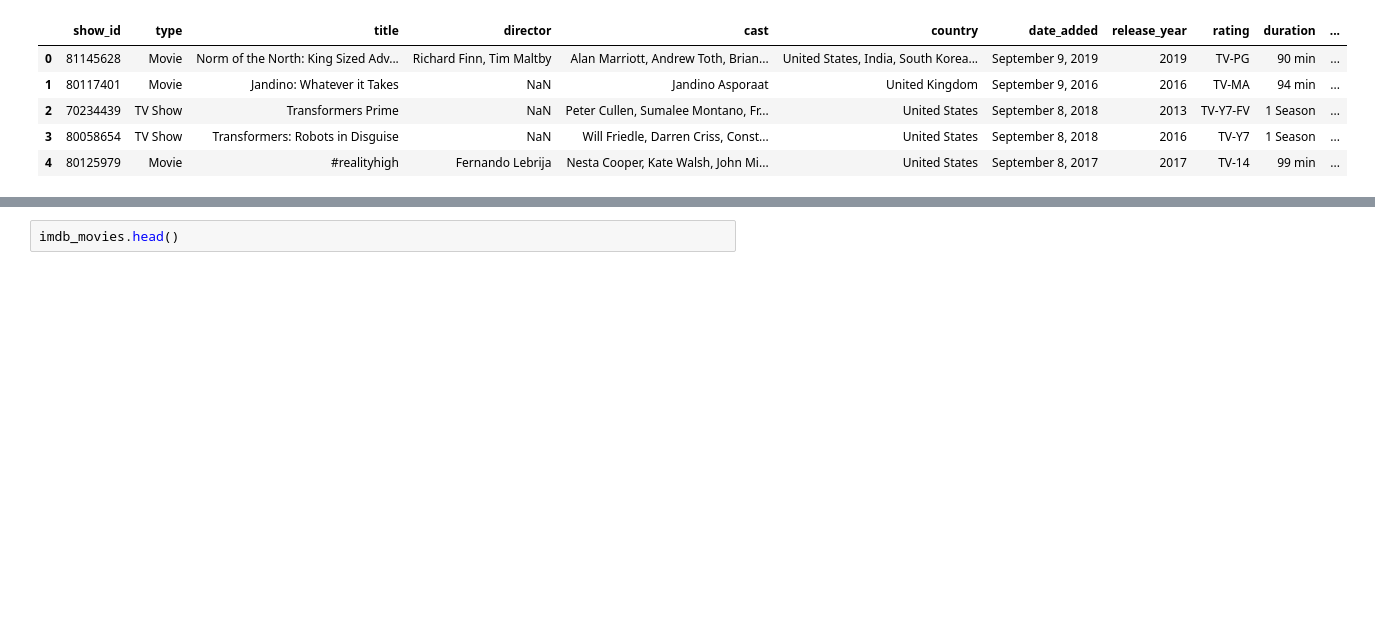
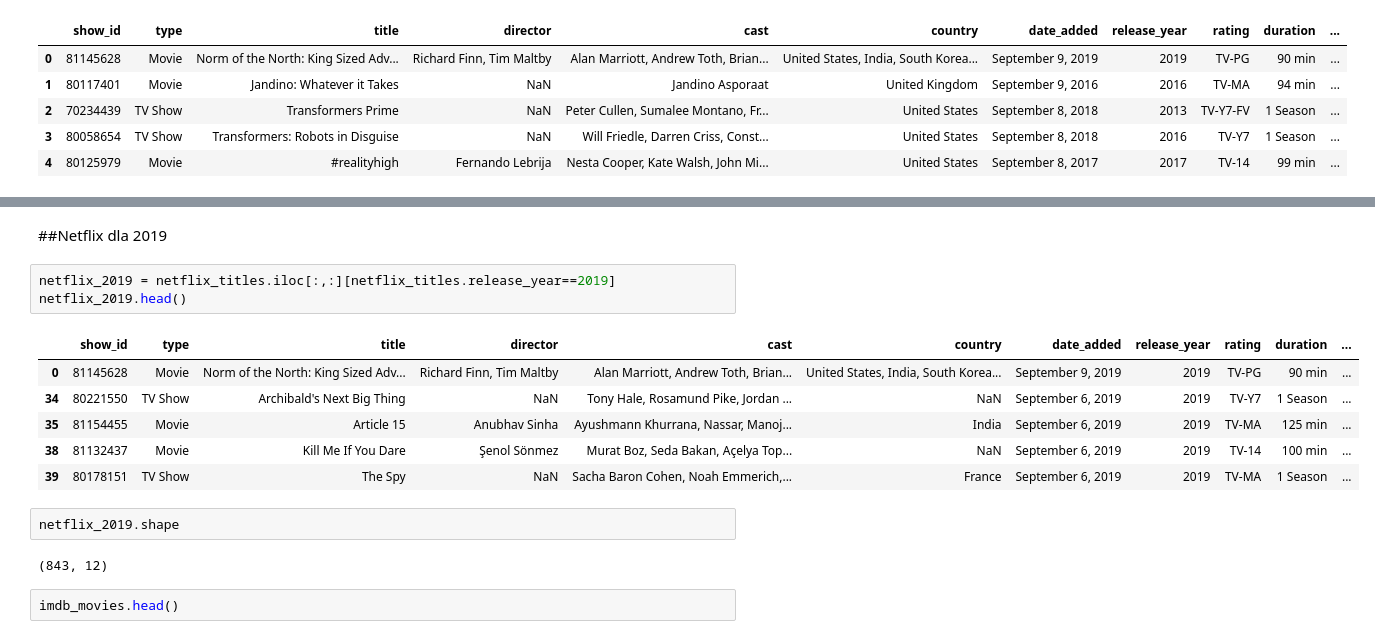
Before and after one commit to KatBotkowska/CodersCrew, a Jupyter notebook: Netflix_data.ipynb, the cells around one changed output, grey strips where cells are left out. Cells and saved outputs as stored; diff of their text form; blank space fills up the shorter version.

Commit message:
netflix info and netflix 2019 data

```diff
--- a/Netflix_data.ipynb
+++ b/Netflix_data.ipynb
@@ -80,3 +122,19 @@ netflix_titles.head()
+# %% [markdown]
+##Netflix dla 2019
+# %%
+netflix_2019 = netflix_titles.iloc[:,:][netflix_titles.release_year==2019]
+netflix_2019.head()
+# %% [output]
+|  | show_id | type | title | director | cast | country | date_added | release_year | rating | duration | ... |
+| 0 | 81145628 | Movie | Norm of the North: King Sized Adv... | Richard Finn, Tim Maltby | Alan Marriott, Andrew Toth, Brian... | United States, India, South Korea... | September 9, 2019 | 2019 | TV-PG | 90 min | ... |
+| 34 | 80221550 | TV Show | Archibald's Next Big Thing | NaN | Tony Hale, Rosamund Pike, Jordan ... | NaN | September 6, 2019 | 2019 | TV-Y7 | 1 Season | ... |
+| 35 | 81154455 | Movie | Article 15 | Anubhav Sinha | Ayushmann Khurrana, Nassar, Manoj... | India | September 6, 2019 | 2019 | TV-MA | 125 min | ... |
+| 38 | 81132437 | Movie | Kill Me If You Dare | Şenol Sönmez | Murat Boz, Seda Bakan, Açelya Top... | NaN | September 6, 2019 | 2019 | TV-14 | 100 min | ... |
+| 39 | 80178151 | TV Show | The Spy | NaN | Sacha Baron Cohen, Noah Emmerich,... | France | September 6, 2019 | 2019 | TV-MA | 1 Season | ... |
+# %%
+netflix_2019.shape
+# %% [output]
+(843, 12)
 # %%
 imdb_movies.head()
 # %% [output]
```
Also changed, not shown: parts of 4 cells of this notebook.
